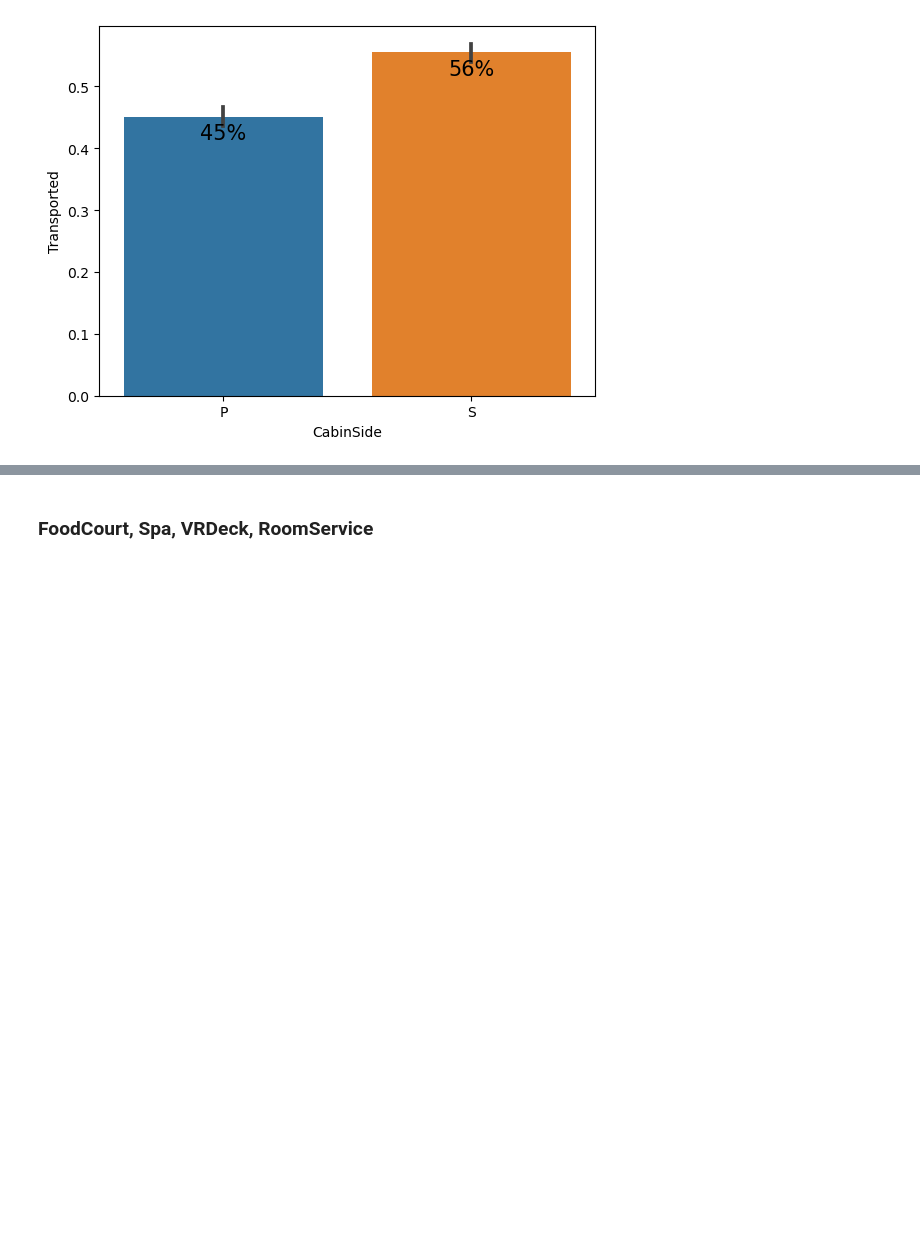
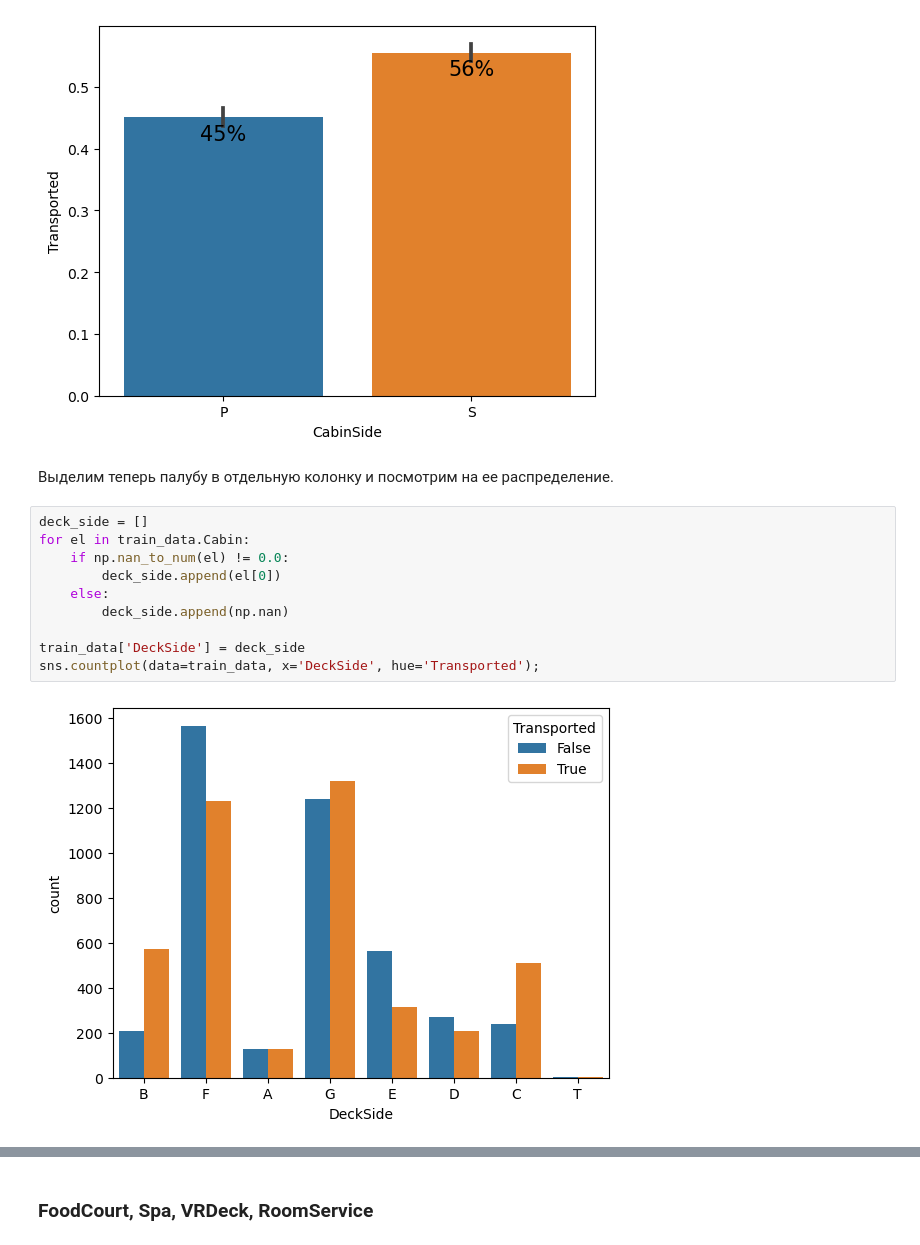
Before and after one commit to siznuumy/StudyProjects, a Jupyter notebook: spaceship-titanic-practice.ipynb, the cells around one changed output, grey strips where cells are left out. Saved outputs shown, nothing was run; the diff lists cells and outputs as text; blank space fills up the shorter version.

```diff
--- a/spaceship-titanic-practice.ipynb
+++ b/spaceship-titanic-practice.ipynb
@@ -347,3 +310,17 @@ for bar in fig.patches:
                    textcoords = 'offset points')
 # %% [output]
 [figure]
+# %% [markdown]
+Выделим теперь палубу в отдельную колонку и посмотрим на ее распределение.
+# %%
+deck_side = []
+for el in train_data.Cabin:
+    if np.nan_to_num(el) != 0.0:
+        deck_side.append(el[0])
+    else:
+        deck_side.append(np.nan)
+
+train_data['DeckSide'] = deck_side
+sns.countplot(data=train_data, x='DeckSide', hue='Transported');
+# %% [output]
+[figure, added]
```
Also changed, not shown: parts of 64 cells of this notebook.
